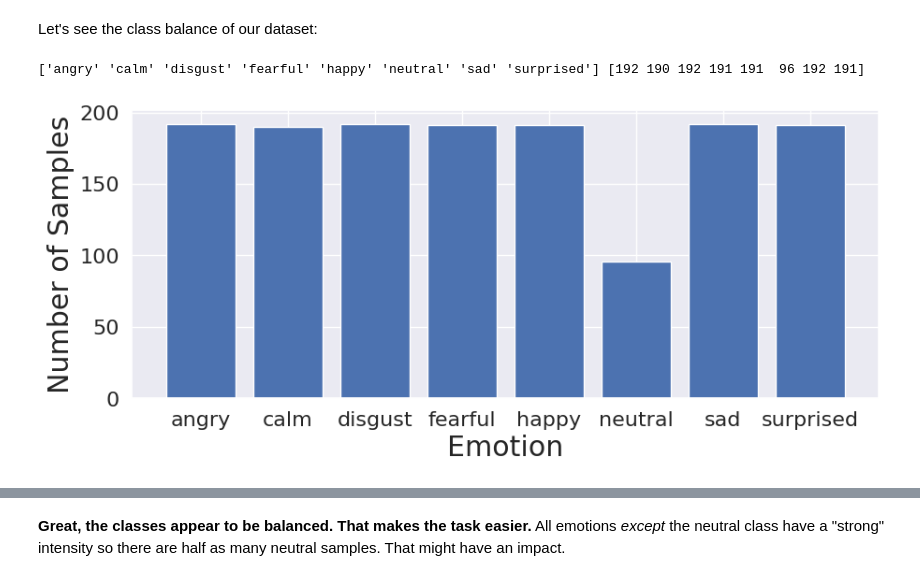
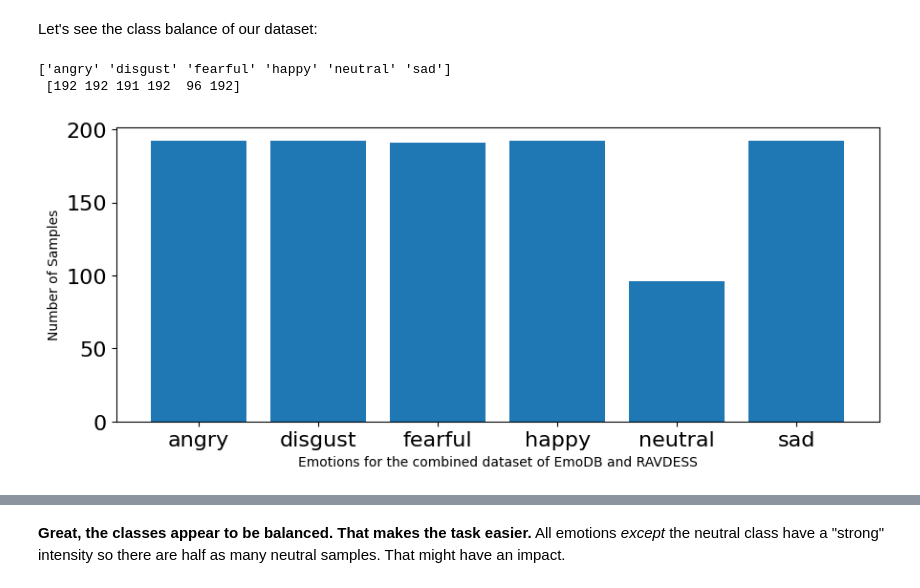
Before and after one commit to mxsu/Week4-Neural_Network, a Jupyter notebook: Week4__Neural_Networks.ipynb, the cells around one changed output, grey strips where cells are left out. Cells and saved outputs as stored; diff of their text form; code cells hidden in the pictures.

```diff
--- a/Week4__Neural_Networks.ipynb
+++ b/Week4__Neural_Networks.ipynb
@@ -422,18 +382,19 @@ We have a matrix of dim 1435 x 180. Looks good - 1435 audio samples, one per row
 # %% [markdown]
 Let's see the class balance of our dataset:
 # %%
-# plot emotions
+#EMOTIONS FOR BOTH DATASETS
 plt.figure(figsize=(35,4))
 plt.subplot(1,3,1)
 #np.unique returns ordered list of unique elements and count of each element
-emotion_list, count = np.unique(emotions, return_counts=True)
-print(emotion_list,count)
-plt.bar(x=range(8), height=count)
-plt.xticks(ticks=range(8), labels = [emotion for emotion in emotion_list],fontsize=10)
-plt.xlabel('Emotion')
+emotion_list, count = np.unique(emotions_df_RAV, return_counts=True)
+plt.bar(x=range(6), height=count)
+print(emotion_list,"\n",count,"\n")
+plt.xticks(ticks=range(6), labels = [emotion for emotion in emotion_list],fontsize=10)
+plt.xlabel('Emotions for the combined dataset of EmoDB and RAVDESS')
 plt.tick_params(labelsize=16)
 plt.ylabel('Number of Samples')
 plt.show()
 # %% [output]
-['angry' 'calm' 'disgust' 'fearful' 'happy' 'neutral' 'sad' 'surprised'] [192 190 192 191 191  96 192 191]
+['angry' 'disgust' 'fearful' 'happy' 'neutral' 'sad']
+ [192 192 191 192  96 192]
-[figure, old version]
+[figure, new version]
```
Also changed, not shown: parts of 23 cells of this notebook.
